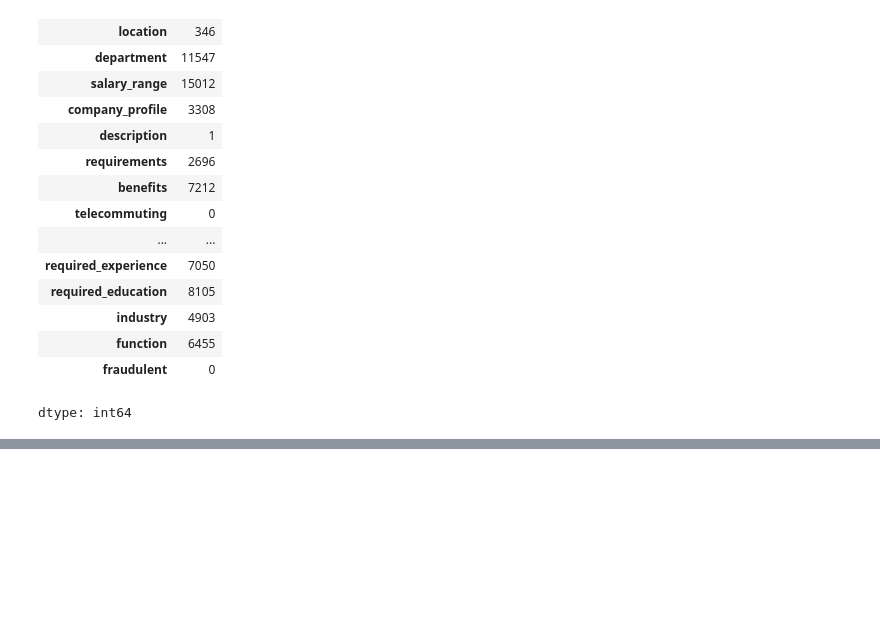
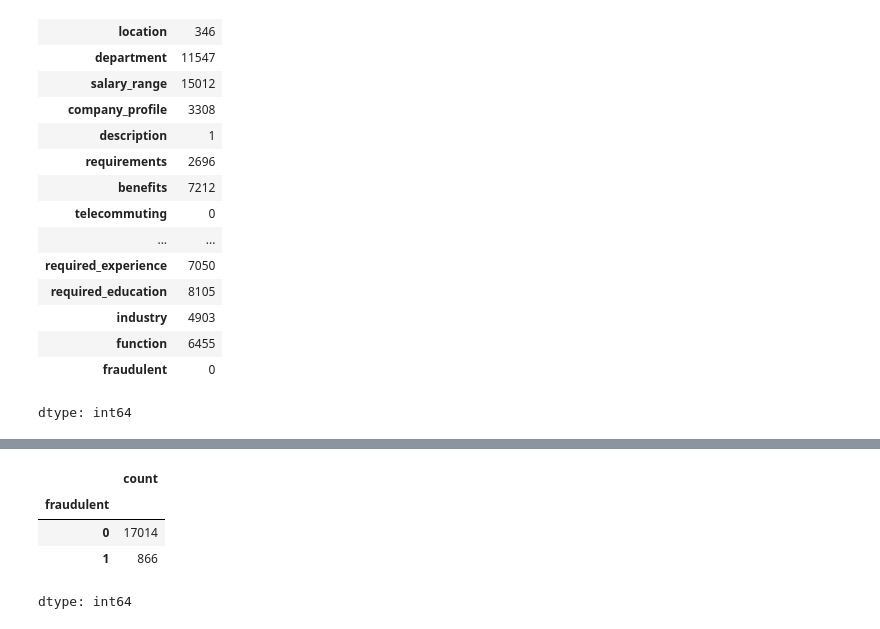
Before and after one commit to palakkhandelwal22/AI-Job-Scam-Detector, a Jupyter notebook: Dataset_Exploration.ipynb, the cells around one changed output, grey strips where cells are left out. Saved outputs shown, nothing was run; the diff lists cells and outputs as text; code cells hidden in the pictures; blank space fills up the shorter version.

```diff
--- a/Dataset_Exploration.ipynb
+++ b/Dataset_Exploration.ipynb
@@ -121,0 +177,8 @@ dtype: int64
+# %%
+data['fraudulent'].value_counts()
+# %% [output]
+|  | count |
+| fraudulent |  |
+| 0 | 17014 |
+| 1 | 866 |
+dtype: int64
```
Also changed, not shown: parts of 15 cells of this notebook.
